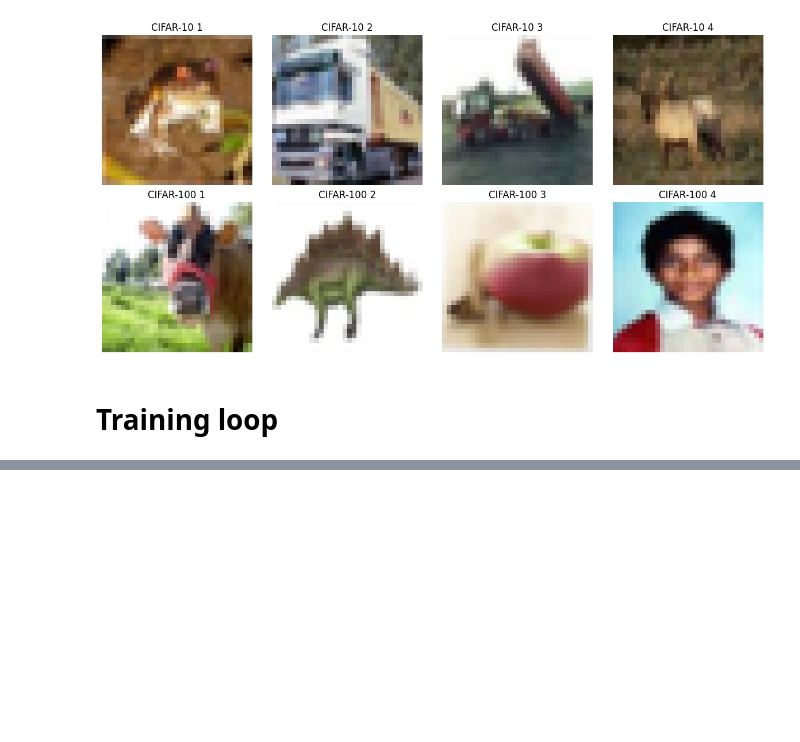
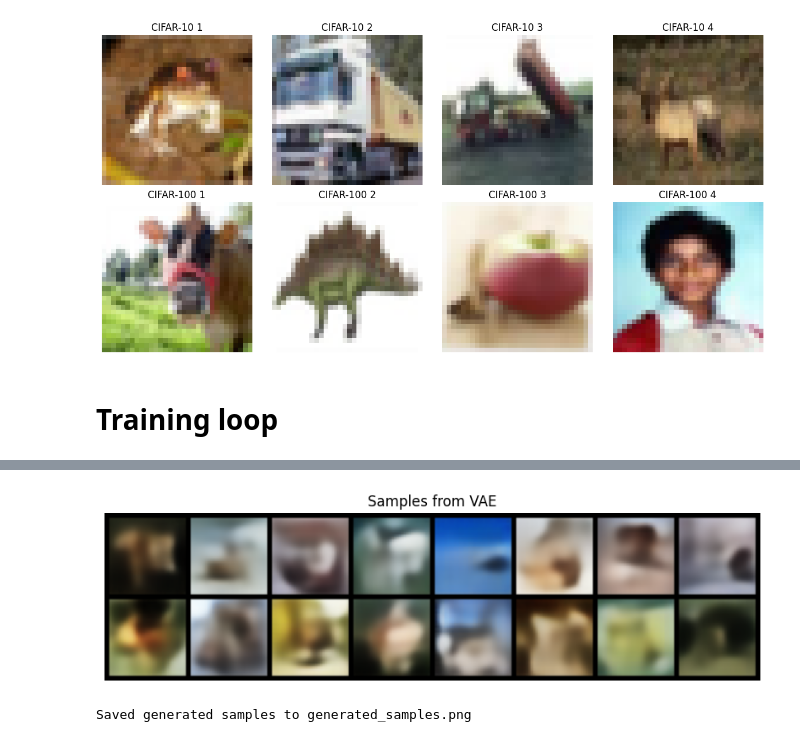
Before and after one commit to Lu-Zetian/math5472, a Jupyter notebook: project/vae.ipynb, the cells around one changed output, grey strips where cells are left out. Cells and saved outputs as stored; diff of their text form; code cells hidden in the pictures; blank space fills up the shorter version.

```diff
--- a/project/vae.ipynb
+++ b/project/vae.ipynb
@@ -253,0 +282,23 @@ plt.show()
+# %%
+# Generate images from the trained VAE's decoder
+import torchvision.utils as vutils
+
+n_samples = 16
+vae.eval()
+with torch.no_grad():
+    # sample from standard normal in latent space
+    z = torch.randn(n_samples, latent_dim).to(device)
+    generated = vae.decoder(z)
+    generated = generated.cpu()
+
+# create a grid and show
+grid = vutils.make_grid(generated, nrow=8, padding=2)
+plt.figure(figsize=(10, 4))
+npimg = grid.numpy()
+plt.imshow(np.transpose(npimg, (1, 2, 0)))
+plt.axis('off')
+plt.title('Samples from VAE')
+plt.show()
+# %% [output]
+[figure, added]
+Saved generated samples to generated_samples.png
```
Also changed, not shown: parts of 9 cells of this notebook.
